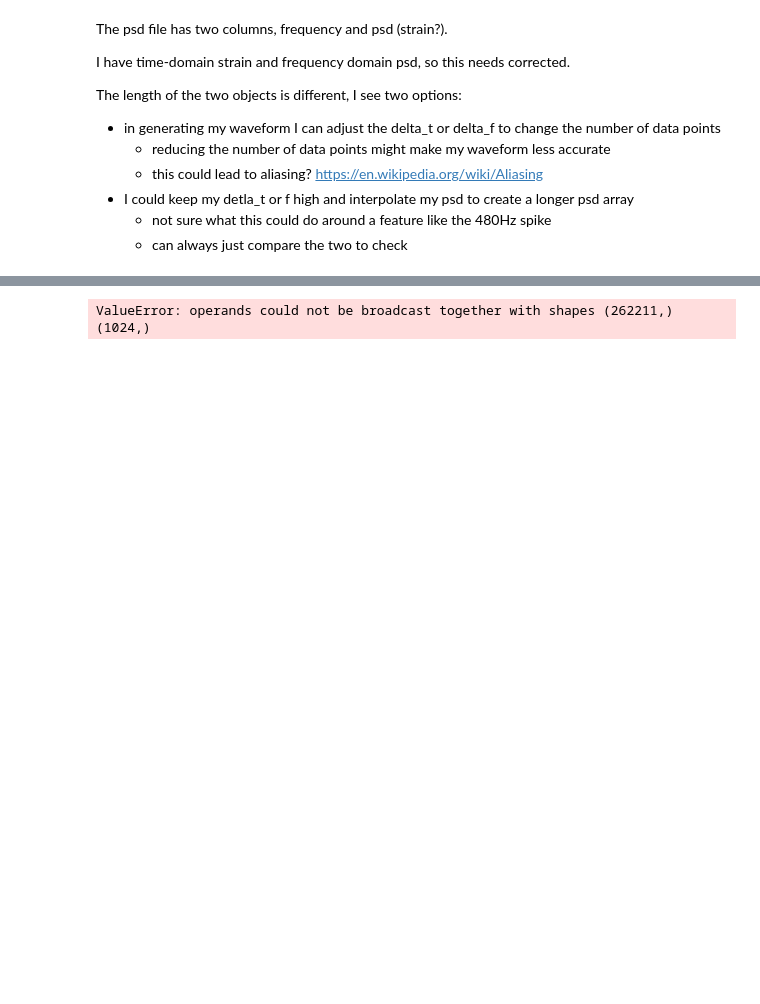
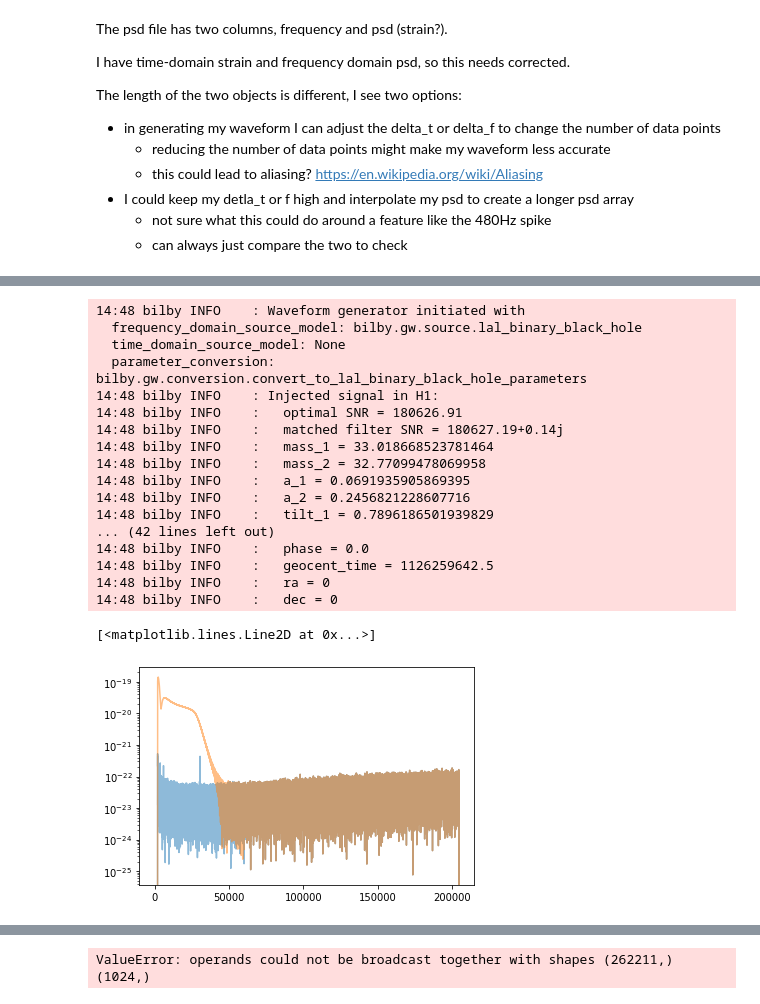
Before and after one commit to jhyland01/p_astro_project, a Jupyter notebook: pycbc_snr.ipynb, the cells around one changed output, grey strips where cells are left out. Saved outputs shown, nothing was run; the diff lists cells and outputs as text; code cells hidden in the pictures; blank space fills up the shorter version.

Commit message:
updated snr generation

```diff
--- a/pycbc_snr.ipynb
+++ b/pycbc_snr.ipynb
@@ -265,0 +313,61 @@ Currently my f_ht.sample_frequencies go from 0 to 2048, but my psd goes from 9 t
+# %%
+import bilby.gw.detector as det
+import bilby.gw.waveform_generator
+
+# set the source parameters that will define the waveform
+parameters = dict(
+        mass_1=samples['mass_1'][0]*10, mass_2=samples['mass_2'][0]*10, a_1=samples['a_1'][0], a_2=samples['a_2'][0],
+        tilt_1=samples['tilt_1'][0], tilt_2=samples['tilt_2'][0],
+        phi_12=0., phi_jl=0., luminosity_distance=samples['dl'][0]/1000000, theta_jn=1.51, psi=1.54,
+        phase=0., geocent_time=1126259642.5, ra=0, dec=0)
+
+# set the waveform generation arguements
+duration =100
+sampling_frequency = 4096 # higher for higher order modes
+waveform_approximant = 'IMRPhenomPv2'
+
+waveform_arguments= dict(waveform_approximant=waveform_approximant,
+                          reference_frequency=20., minimum_frequency=20., maximum_frequency=2048.)
+
+# generate a waveform
+waveform_generator = bilby.gw.WaveformGenerator(
+    duration=duration, sampling_frequency=sampling_frequency,
+    frequency_domain_source_model=bilby.gw.source.lal_binary_black_hole,
+    parameter_conversion=bilby.gw.conversion.convert_to_lal_binary_black_hole_parameters,
+    waveform_arguments=waveform_arguments)
+
+# set the strain information for the detectors
+ifos_list = ['H1','L1','V1']
+ifos = bilby.gw.detector.networks.InterferometerList(ifos_list)
+ifos.set_strain_data_from_power_spectral_densities(
+    sampling_frequency=sampling_frequency, duration=duration,
+    start_time=parameters['geocent_time'] - duration+2)
+
+plt.plot(abs(ifos[0].frequency_domain_strain), alpha=0.5)
+
+# inject the waveform into the detector strain data
+ifo_signal = ifos.inject_signal(waveform_generator=waveform_generator,
+                   parameters=parameters)
+
+plt.semilogy(abs(ifos[0].frequency_domain_strain), alpha=0.5)
+# ifos[0].plot_time_domain_data() # haven't got this working
+# %% [output]
+14:48 bilby INFO    : Waveform generator initiated with
+  frequency_domain_source_model: bilby.gw.source.lal_binary_black_hole
+  time_domain_source_model: None
+  parameter_conversion: bilby.gw.conversion.convert_to_lal_binary_black_hole_parameters
+14:48 bilby INFO    : Injected signal in H1:
+14:48 bilby INFO    :   optimal SNR = 180626.91
+14:48 bilby INFO    :   matched filter SNR = 180627.19+0.14j
+14:48 bilby INFO    :   mass_1 = 33.018668523781464
+14:48 bilby INFO    :   mass_2 = 32.77099478069958
+14:48 bilby INFO    :   a_1 = 0.0691935905869395
+14:48 bilby INFO    :   a_2 = 0.2456821228607716
+14:48 bilby INFO    :   tilt_1 = 0.7896186501939829
+... (42 lines left out)
+14:48 bilby INFO    :   phase = 0.0
+14:48 bilby INFO    :   geocent_time = 1126259642.5
+14:48 bilby INFO    :   ra = 0
+14:48 bilby INFO    :   dec = 0
+[<matplotlib.lines.Line2D at 0x...>]
+[figure, added]
```
Also changed, not shown: parts of 14 cells of this notebook, 5 other files.
